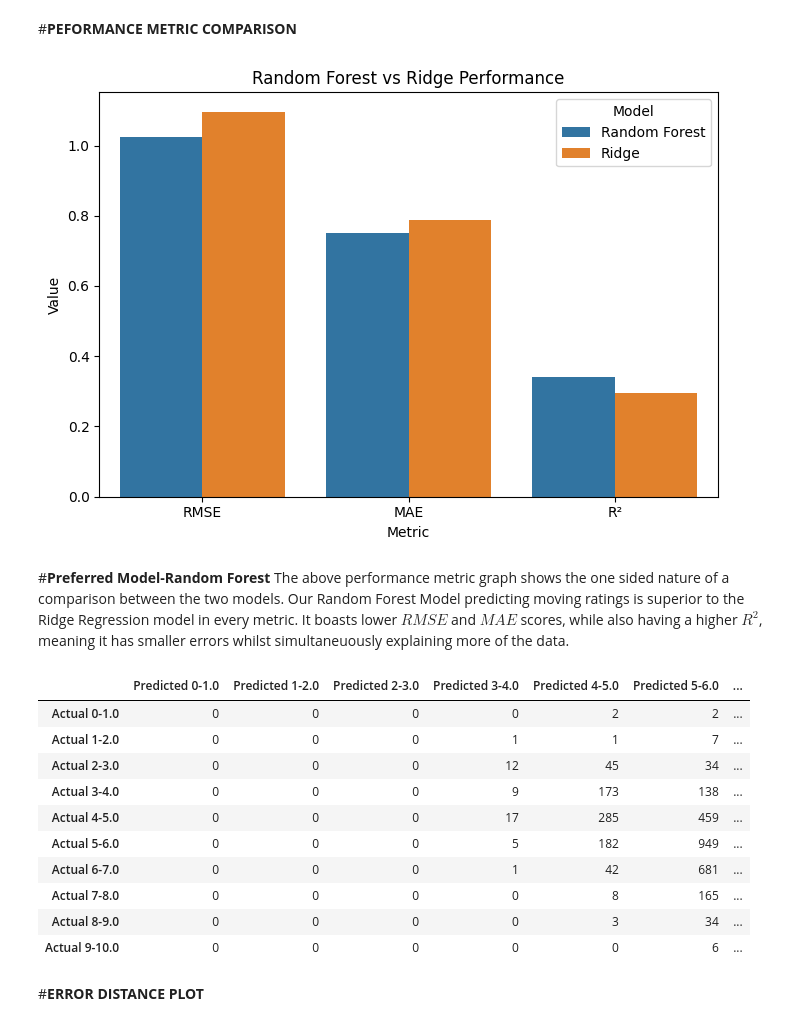
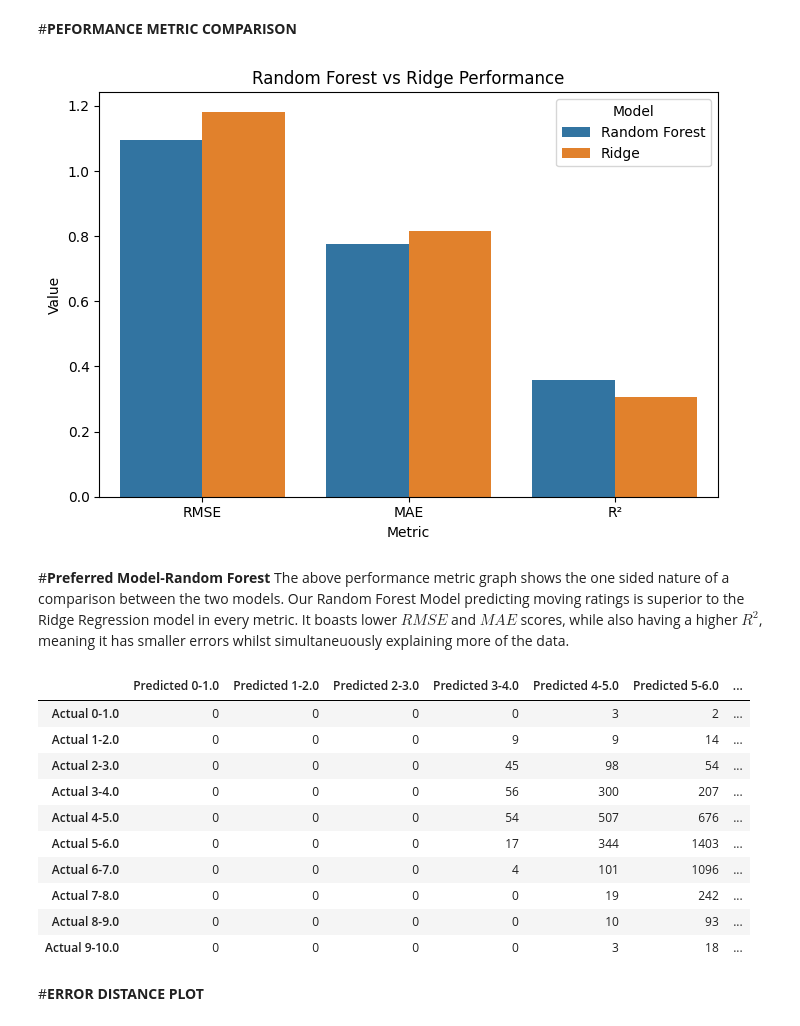
Before and after one commit to teagankryan/DS_Project, a Jupyter notebook: DS_Project_Code.ipynb, the cells around one changed output. Drawn from its saved outputs; the diff is of its cells as text; code cells hidden in the pictures.

```diff
--- a/DS_Project_Code.ipynb
+++ b/DS_Project_Code.ipynb
@@ -49,7 +50,7 @@ df["averageRating"] = pd.to_numeric(df["averageRating"], errors="coerce")
 df["numVotes"] = pd.to_numeric(df["numVotes"], errors="coerce")
 
 # Filter for start year and movie
-df = df[(df["startYear"] >= 2000) & (df["titleType"] == "movie") & (df['numVotes'] >= 1000)].copy()
+df = df[(df["startYear"] >= 2000) & (df["titleType"] == "movie") & (df['numVotes'] >= 500)].copy()
 
 # Removes rows with NaN data
 df = df.dropna(subset=["averageRating", "startYear"])
@@ -203,7 +218,7 @@ this process will involve selecting the optimal alpha level
 to control the model penalization.
 # %%
 from sklearn.impute import SimpleImputer
-
+set
 time_cv = TimeSeriesSplit(n_splits=5)
 ridge_pipe = Pipeline([
     ("imputer", SimpleImputer(strategy="mean")),
@@ -215,7 +230,11 @@ ridge_param_grid = {
     "model__alpha": np.logspace(-3, 3, 7)
 }
 
-ridge_cv = GridSearchCV(ridge_pipe, ridge_param_grid, cv=time_cv, scoring="neg_mean_squared_error")
+ridge_cv = GridSearchCV(
+    estimator = ridge_pipe,
+    param_grid = ridge_param_grid,
+    cv=time_cv,
+    scoring="neg_mean_squared_error")
 ridge_cv.fit(X_train, y_train)
 
 print("Best Ridge Parameters:", ridge_cv.best_params_)
@@ -244,7 +263,7 @@ rf_pipe = Pipeline([
 ])
 
 rf_param_grid = {
-    "model__n_estimators": [300,500],
+    "model__n_estimators": [100, 200, 300, 500],
     "model__max_depth": [None, 40, 60, 80],
     "model__max_features": ["sqrt", "log2"],
     "model__min_samples_leaf": [1, 2, 4]
@@ -302,23 +321,23 @@ Random Forest Test RMSE: 1.024, MAE: 0.752, R²: 0.342
 # %%
 # Data from Random Forest and Ridge Regression Models
 data = {
     "Model": ["Random Forest", "Random Forest", "Random Forest",
               "Ridge", "Ridge", "Ridge"],
     "Metric": ["RMSE", "MAE", "R²", "RMSE", "MAE", "R²"],
     "Value": [rf_rmse, rf_mae, rf_r2, ridge_rmse, ridge_mae, ridge_r2]
 }
 
-df = pd.DataFrame(data)
+df_metric = pd.DataFrame(data)
 
 plt.figure(figsize=(7, 5))
-sns.barplot(data=df, x="Metric", y="Value", hue="Model")
+sns.barplot(data=df_metric, x="Metric", y="Value", hue="Model")
 plt.title("Random Forest vs Ridge Performance")
 plt.xlabel("Metric")
 plt.ylabel("Value")
 plt.tight_layout()
 plt.show()
 # %% [output]
-[figure, old version]
+[figure, new version]
 # %% [markdown]
 #**Preferred Model-Random Forest**
 The above performance metric graph shows the one sided nature of a comparison between the two models. Our Random Forest Model predicting moving ratings is superior to the Ridge Regression model in every metric. It boasts lower $RMSE$ and $MAE$ scores, while also having a higher $R^2$, meaning it has smaller errors whilst simultaneuously explaining more of the data.
@@ -341,16 +360,16 @@ cm_df = pd.DataFrame(cm, index=[f"Actual {c}" for c in y_test_bins.cat.categorie
 cm_df
 # %% [output]
 |  | Predicted 0-1.0 | Predicted 1-2.0 | Predicted 2-3.0 | Predicted 3-4.0 | Predicted 4-5.0 | Predicted 5-6.0 | ... |
-| Actual 0-1.0 | 0 | 0 | 0 | 0 | 2 | 2 | ... |
-| Actual 1-2.0 | 0 | 0 | 0 | 1 | 1 | 7 | ... |
-| Actual 2-3.0 | 0 | 0 | 0 | 12 | 45 | 34 | ... |
-| Actual 3-4.0 | 0 | 0 | 0 | 9 | 173 | 138 | ... |
-| Actual 4-5.0 | 0 | 0 | 0 | 17 | 285 | 459 | ... |
-| Actual 5-6.0 | 0 | 0 | 0 | 5 | 182 | 949 | ... |
-| Actual 6-7.0 | 0 | 0 | 0 | 1 | 42 | 681 | ... |
-| Actual 7-8.0 | 0 | 0 | 0 | 0 | 8 | 165 | ... |
-| Actual 8-9.0 | 0 | 0 | 0 | 0 | 3 | 34 | ... |
-| Actual 9-10.0 | 0 | 0 | 0 | 0 | 0 | 6 | ... |
+| Actual 0-1.0 | 0 | 0 | 0 | 0 | 3 | 2 | ... |
+| Actual 1-2.0 | 0 | 0 | 0 | 9 | 9 | 14 | ... |
+| Actual 2-3.0 | 0 | 0 | 0 | 45 | 98 | 54 | ... |
+| Actual 3-4.0 | 0 | 0 | 0 | 56 | 300 | 207 | ... |
+| Actual 4-5.0 | 0 | 0 | 0 | 54 | 507 | 676 | ... |
+| Actual 5-6.0 | 0 | 0 | 0 | 17 | 344 | 1403 | ... |
+| Actual 6-7.0 | 0 | 0 | 0 | 4 | 101 | 1096 | ... |
+| Actual 7-8.0 | 0 | 0 | 0 | 0 | 19 | 242 | ... |
+| Actual 8-9.0 | 0 | 0 | 0 | 0 | 10 | 93 | ... |
+| Actual 9-10.0 | 0 | 0 | 0 | 0 | 3 | 18 | ... |
 # %% [markdown]
 #**ERROR DISTANCE PLOT**
 # %%
```
Also changed, not shown: parts of 20 cells of this notebook.
